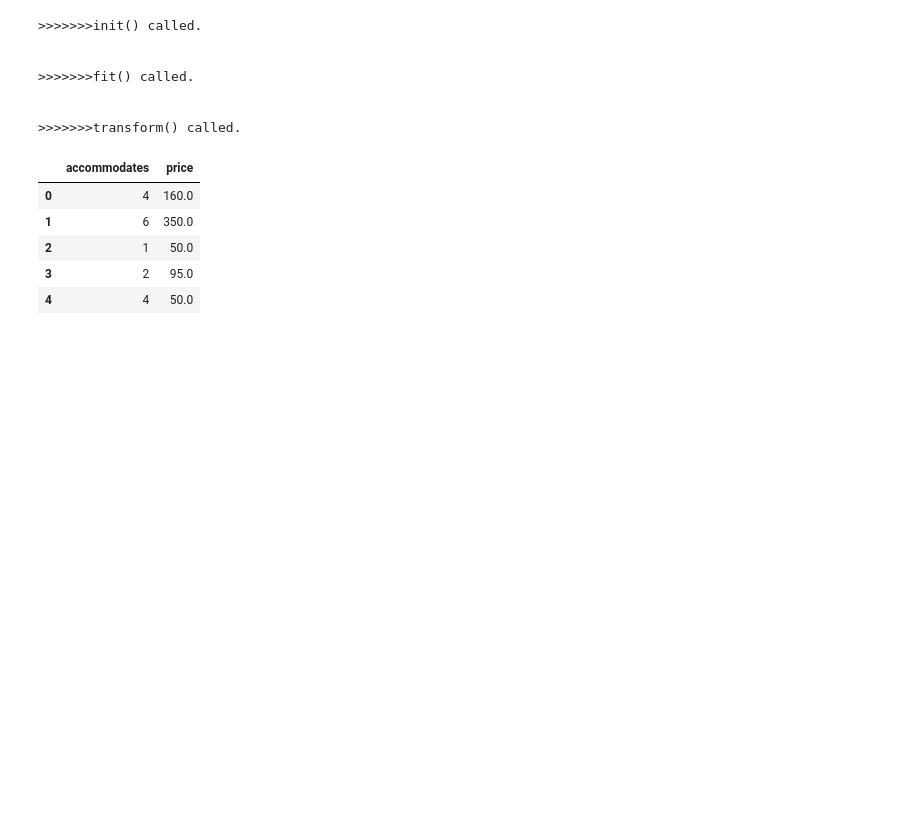
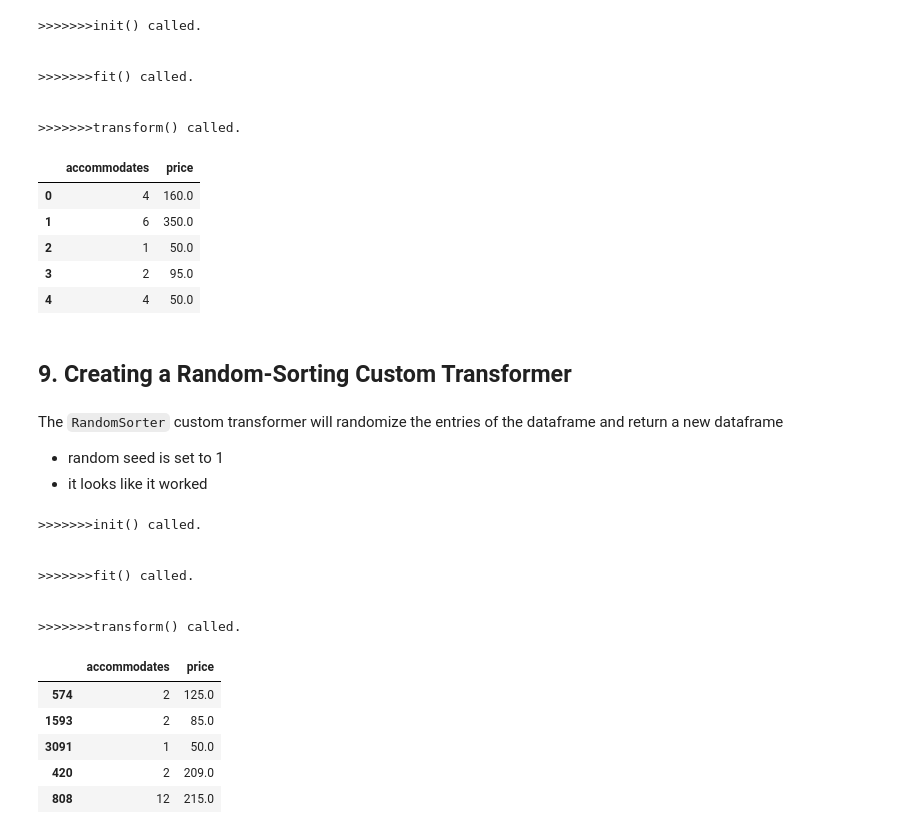
Before and after one commit to harera3/ML_Blueprints, a Jupyter notebook: 01_Predicting_AirBnB_Rental_Price.ipynb, the cells around one changed output. Drawn from its saved outputs; the diff is of its cells as text; code cells hidden in the pictures; blank space fills up the shorter version.

Commit message:
randomizer transformer

```diff
--- a/01_Predicting_AirBnB_Rental_Price.ipynb
+++ b/01_Predicting_AirBnB_Rental_Price.ipynb
@@ -340,7 +340,8 @@ from sklearn.pipeline import Pipeline
 
 dc_1 = pd.read_csv('data/dc_airbnb.csv')
 pipe = Pipeline(steps = [
-    ('clean_price', PriceCleaner())])
+    ('clean_price', PriceCleaner())
+])
 
 dc1_clean = pipe.fit_transform(dc_1)
 dc1_clean.head()
@@ -358,3 +359,45 @@ dc1_clean.head()
 | 2 | 1 | 50.0 |
 | 3 | 2 | 95.0 |
 | 4 | 4 | 50.0 |
+# %% [markdown]
+## 9. Creating a Random-Sorting Custom Transformer
+# %%
+class RandomSorter(BaseEstimator, TransformerMixin):
+    def __init__(self):
+        print('\n>>>>>>>init() called.\n')
+
+    def fit(self, df, y = None):
+        print('\n>>>>>>>fit() called.\n')
+        return self
+
+    def transform(self, df):
+        print('\n>>>>>>>transform() called.\n')
+        np.random.seed(1)
+        df_ = df.copy()
+        df_ = df_.loc[np.random.permutation(len(df))]
+        return df_
+# %% [markdown]
+The `RandomSorter` custom transformer will randomize the entries of the dataframe and return a new dataframe
+- random seed is set to 1
+- it looks like it worked
+# %%
+pipe = Pipeline(steps = [
+       ('sorted_df', RandomSorter())
+])
+
+dc1_sorted = pipe.fit_transform(dc1_clean)
+dc1_sorted.head(5)
+# %% [output]
+>>>>>>>init() called.
+
+
+>>>>>>>fit() called.
+
+
+>>>>>>>transform() called.
+|  | accommodates | price |
+| 574 | 2 | 125.0 |
+| 1593 | 2 | 85.0 |
+| 3091 | 1 | 50.0 |
+| 420 | 2 | 209.0 |
+| 808 | 12 | 215.0 |
```
